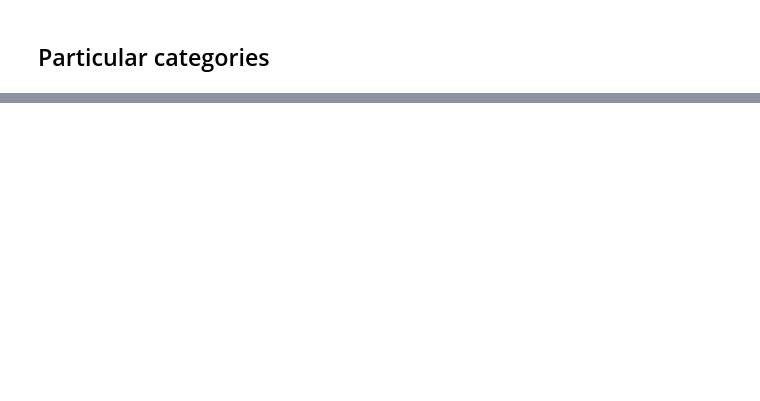
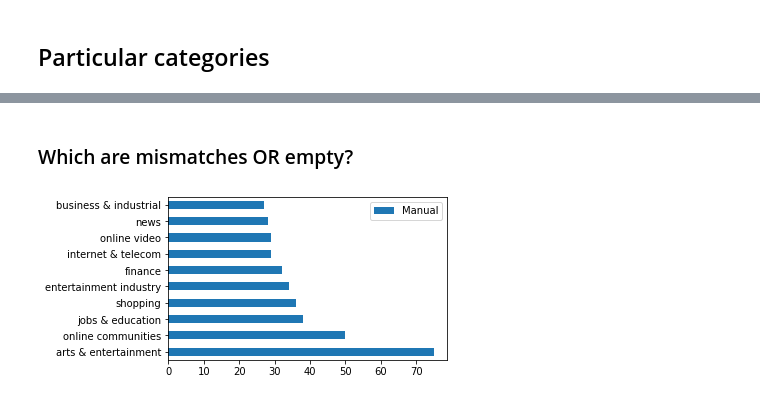
Before and after one commit to RumaisaHabib/cs356-proj, a Jupyter notebook: analysis.ipynb, the cells around one changed output, grey strips where cells are left out. Saved outputs shown, nothing was run; the diff lists cells and outputs as text; code cells hidden in the pictures; blank space fills up the shorter version.

Commit message:
Category-wise analysis

```diff
--- a/analysis.ipynb
+++ b/analysis.ipynb
@@ -237,3 +237,6 @@ combined_wo_empty_df
 347 rows × 4 columns
 # %% [markdown]
 ## Particular categories
+# %%
+combined_mismatch = combined_df[~combined_df.Match]
+combined_mismatch
@@ -239,0 +302,6 @@ combined_wo_empty_df
+# %% [markdown]
+### Which are mismatches OR empty?
+# %%
+category_mismatch_plot(combined_mismatch, (5,3), 10)
+# %% [output]
+[figure, added]
```
Also changed, not shown: parts of 22 cells of this notebook, 2 other files.
